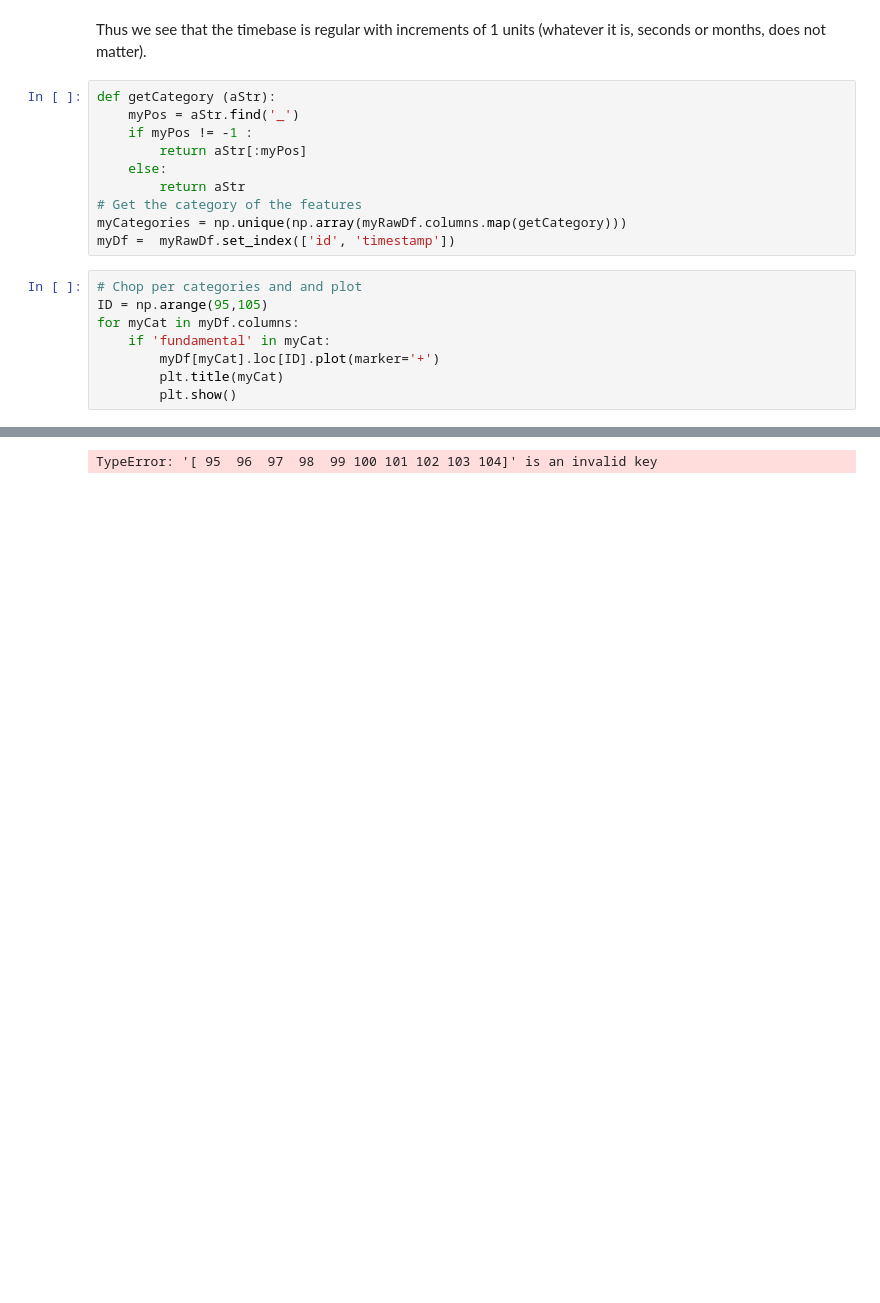
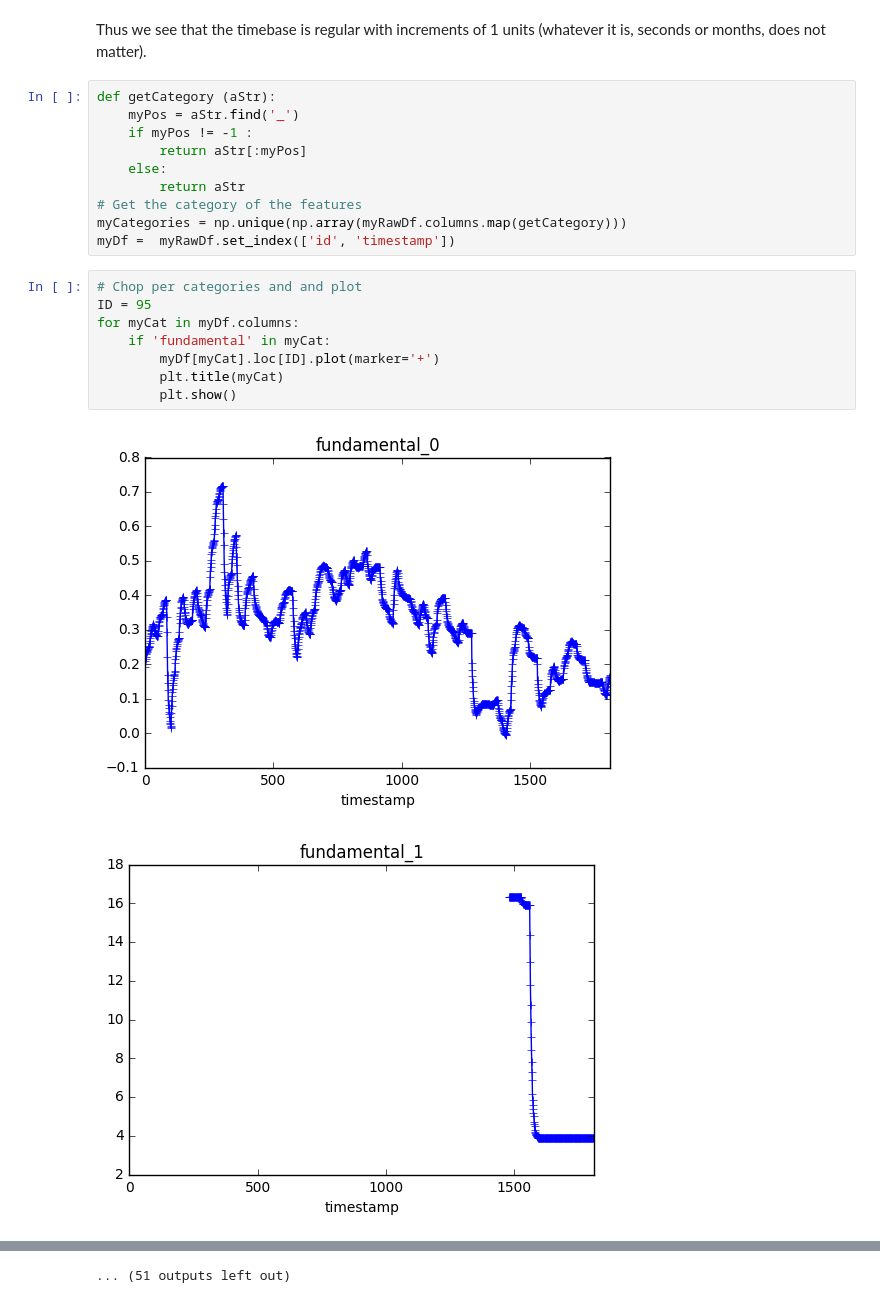
Before and after one commit to drublackberry/fantastic_demos, a Jupyter notebook: 2sigma/2sigma.ipynb, the cells around one changed output, grey strips where cells are left out. Drawn from its saved outputs; the diff is of its cells as text; blank space fills up the shorter version.

```diff
--- a/2sigma/2sigma.ipynb
+++ b/2sigma/2sigma.ipynb
@@ -34,10 +34,12 @@ myCategories = np.unique(np.array(myRawDf.columns.map(getCategory)))
 myDf =  myRawDf.set_index(['id', 'timestamp'])
 # %%
 # Chop per categories and and plot
-ID = np.arange(95,105)
+ID = 95
 for myCat in myDf.columns:
     if 'fundamental' in myCat:
         myDf[myCat].loc[ID].plot(marker='+')
         plt.title(myCat)
         plt.show()
 # %% [output]
+[figure, added]
+[figure, added]
@@ -44 +56 @@ for myCat in myDf.columns:
-TypeError: '[ 95  96  97  98  99 100 101 102 103 104]' is an invalid key
+... (51 outputs left out)
```
Also changed, not shown: parts of 3 cells of this notebook.
